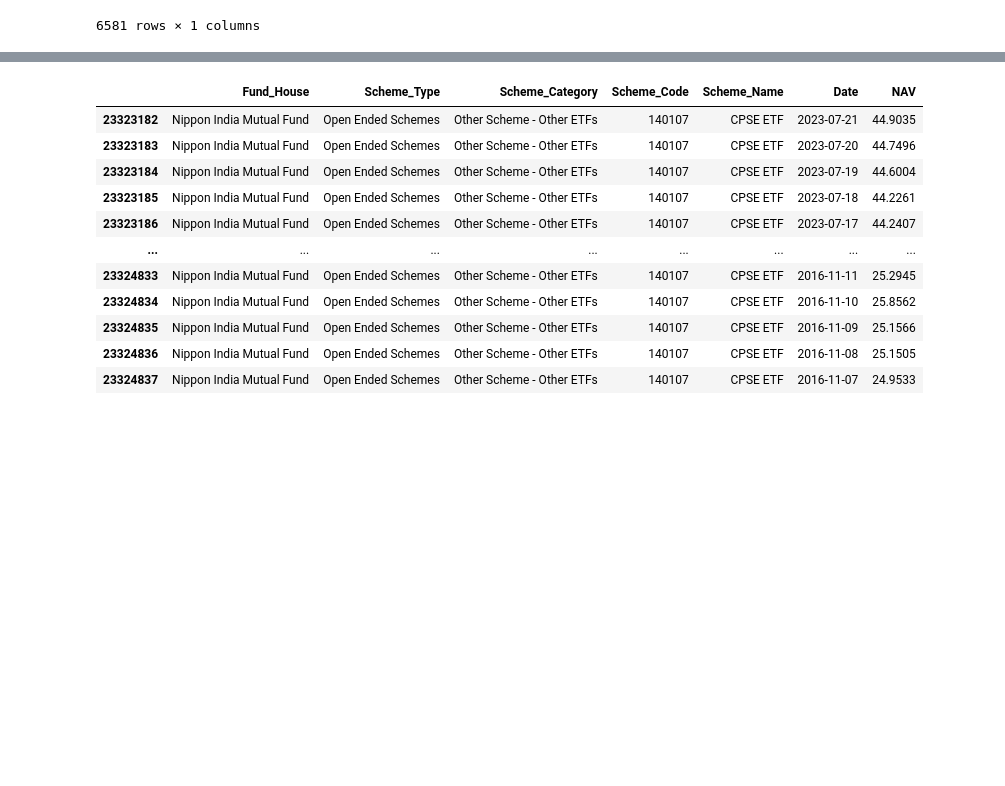
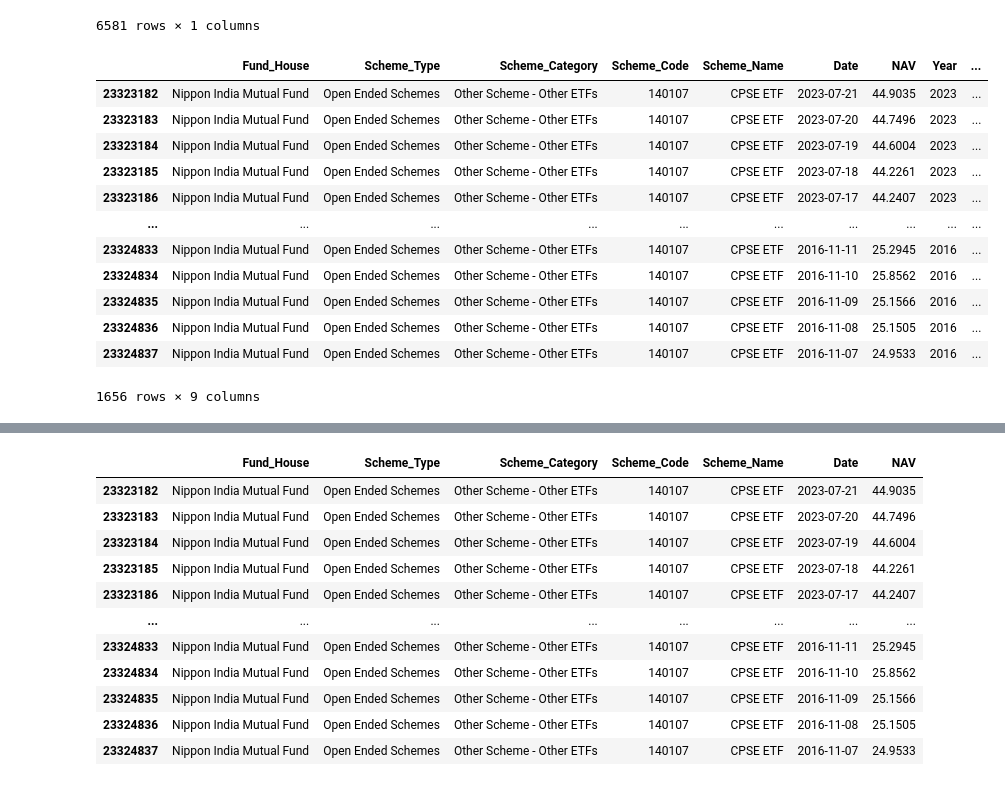
Before and after one commit to tamraparani/mutual_funds, a Jupyter notebook: notebooks/starter-notebook.ipynb, the cells around one changed output, grey strips where cells are left out. Drawn from its saved outputs; the diff is of its cells as text; code cells hidden in the pictures; blank space fills up the shorter version.

```diff
--- a/notebooks/starter-notebook.ipynb
+++ b/notebooks/starter-notebook.ipynb
@@ -184,3 +182,23 @@ schemes_last_day = schemes_last_day.reset_index()
 relevant_schemes = schemes_last_day['Scheme_Code']
 # %%
 mf = mf[mf['Scheme_Code'].isin(relevant_schemes)]
+# %%
+grouped = mf.groupby('Scheme_Code')
+mf['Year'] = mf['Date'].dt.year
+mf['Month'] = mf['Date'].dt.month
+mf[mf['Scheme_Name'] == 'CPSE ETF']
+#mf = mf[~mask]
+# %% [output]
+|  | Fund_House | Scheme_Type | Scheme_Category | Scheme_Code | Scheme_Name | Date | NAV | Year | ... |
+| 23323182 | Nippon India Mutual Fund | Open Ended Schemes | Other Scheme - Other ETFs | 140107 | CPSE ETF | 2023-07-21 | 44.9035 | 2023 | ... |
+| 23323183 | Nippon India Mutual Fund | Open Ended Schemes | Other Scheme - Other ETFs | 140107 | CPSE ETF | 2023-07-20 | 44.7496 | 2023 | ... |
+| 23323184 | Nippon India Mutual Fund | Open Ended Schemes | Other Scheme - Other ETFs | 140107 | CPSE ETF | 2023-07-19 | 44.6004 | 2023 | ... |
+| 23323185 | Nippon India Mutual Fund | Open Ended Schemes | Other Scheme - Other ETFs | 140107 | CPSE ETF | 2023-07-18 | 44.2261 | 2023 | ... |
+| 23323186 | Nippon India Mutual Fund | Open Ended Schemes | Other Scheme - Other ETFs | 140107 | CPSE ETF | 2023-07-17 | 44.2407 | 2023 | ... |
+| ... | ... | ... | ... | ... | ... | ... | ... | ... | ... |
+| 23324833 | Nippon India Mutual Fund | Open Ended Schemes | Other Scheme - Other ETFs | 140107 | CPSE ETF | 2016-11-11 | 25.2945 | 2016 | ... |
+| 23324834 | Nippon India Mutual Fund | Open Ended Schemes | Other Scheme - Other ETFs | 140107 | CPSE ETF | 2016-11-10 | 25.8562 | 2016 | ... |
+| 23324835 | Nippon India Mutual Fund | Open Ended Schemes | Other Scheme - Other ETFs | 140107 | CPSE ETF | 2016-11-09 | 25.1566 | 2016 | ... |
+| 23324836 | Nippon India Mutual Fund | Open Ended Schemes | Other Scheme - Other ETFs | 140107 | CPSE ETF | 2016-11-08 | 25.1505 | 2016 | ... |
+| 23324837 | Nippon India Mutual Fund | Open Ended Schemes | Other Scheme - Other ETFs | 140107 | CPSE ETF | 2016-11-07 | 24.9533 | 2016 | ... |
+1656 rows × 9 columns
```
Also changed, not shown: parts of 10 cells of this notebook.
